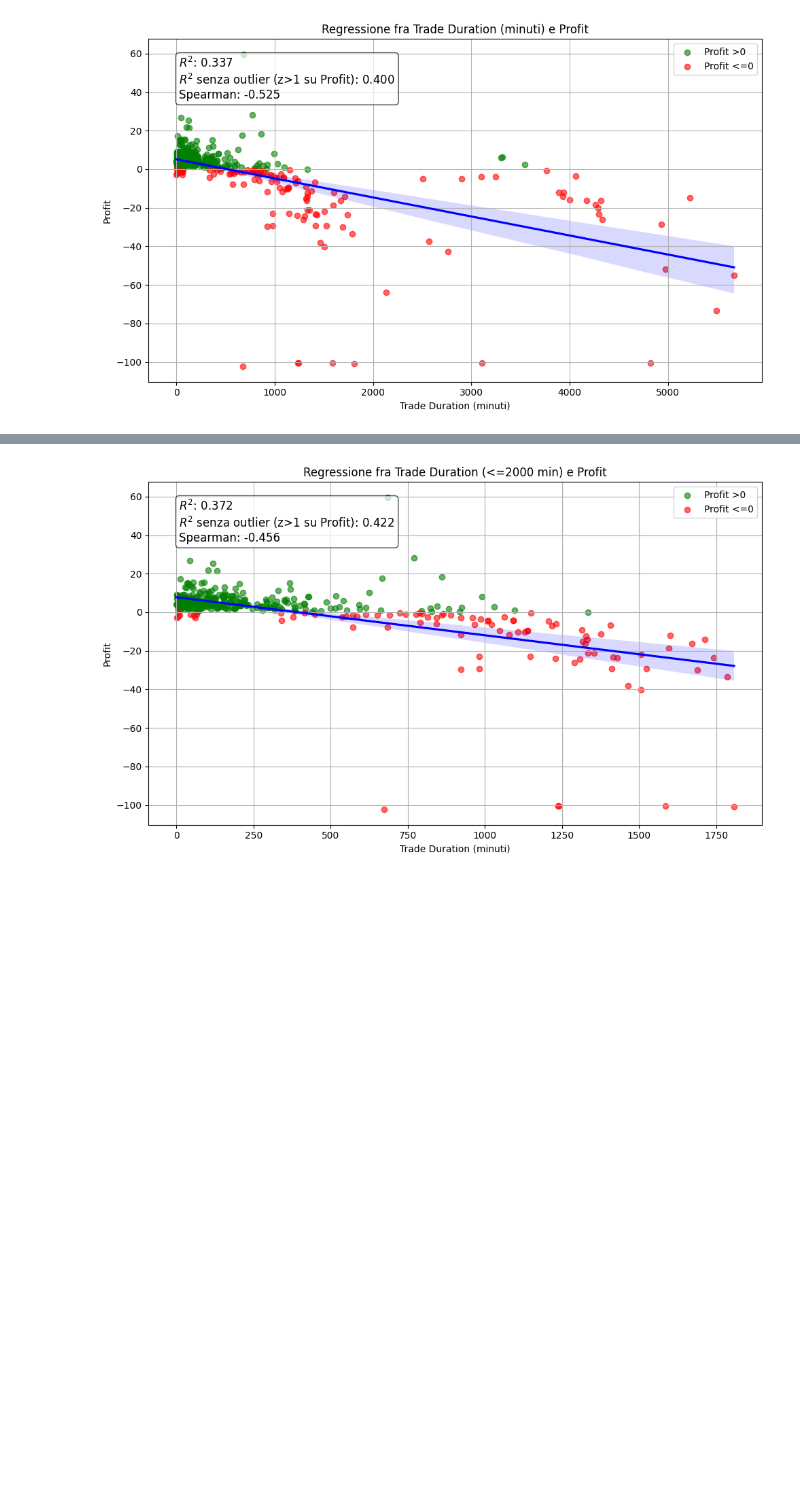
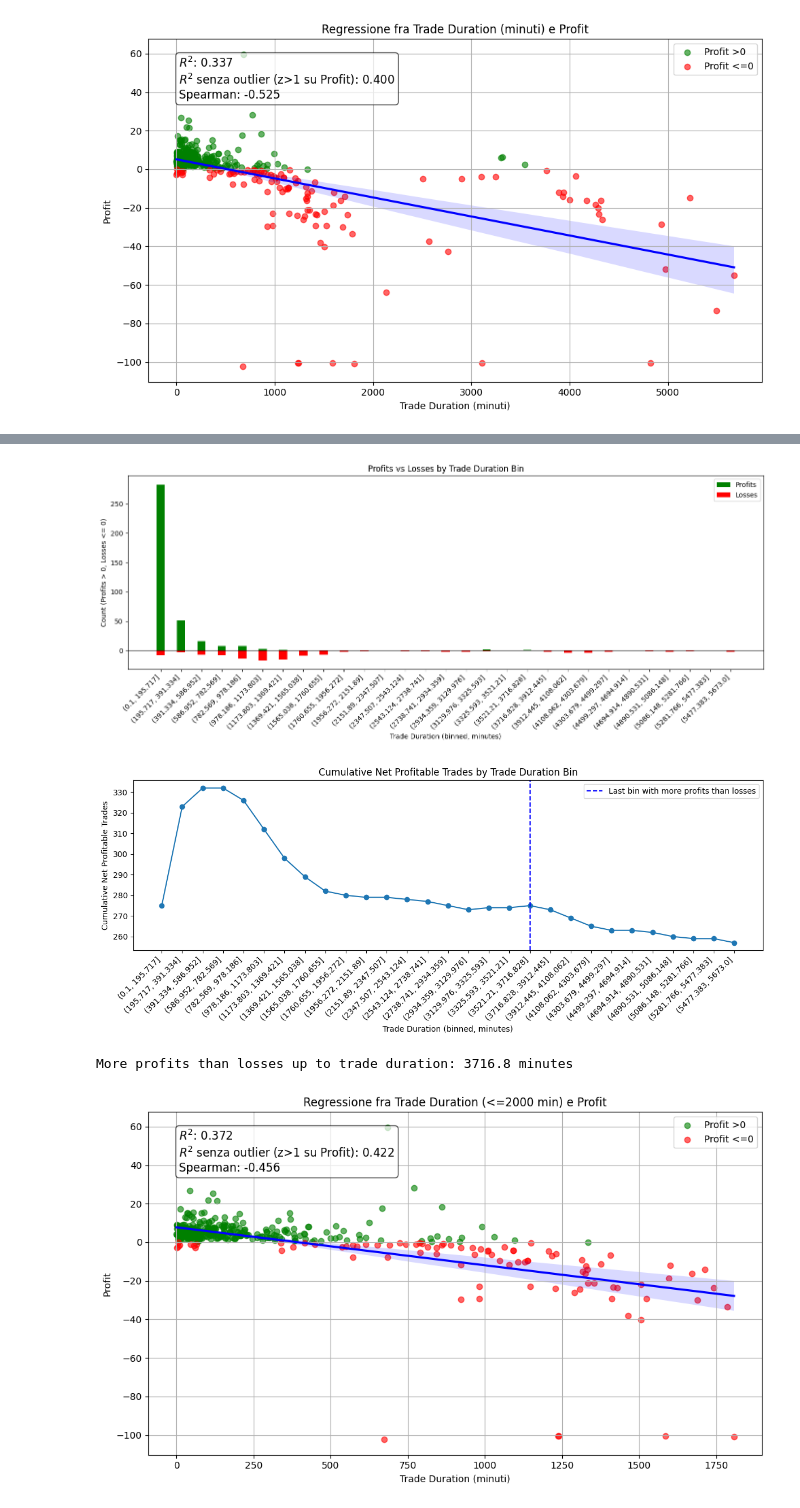
Before and after one commit to edoardoCame/bollingerBands, a Jupyter notebook: notebooks/mt5_analysis.ipynb, the cells around one changed output, grey strips where cells are left out. Cells and saved outputs as stored; diff of their text form; code cells hidden in the pictures; blank space fills up the shorter version.

```diff
--- a/notebooks/mt5_analysis.ipynb
+++ b/notebooks/mt5_analysis.ipynb
@@ -141,3 +202,57 @@ plt.show()
+# %%
+import numpy as np
+
+# Bin trade durations
+bins = np.linspace(plot_df['Trade_Duration'].min(), plot_df['Trade_Duration'].max(), 30)
+plot_df['duration_bin'] = pd.cut(plot_df['Trade_Duration'], bins)
+
+# Count profits and losses per bin
+profit_counts = plot_df.groupby('duration_bin')['Profit'].apply(lambda x: (x > 0).sum())
+loss_counts = plot_df.groupby('duration_bin')['Profit'].apply(lambda x: (x <= 0).sum())
+
+# Calculate difference
+diff_counts = profit_counts - loss_counts
+
+# Find the last bin where profits > losses
+last_profitable_bin = diff_counts[diff_counts > 0].index[-1] if (diff_counts > 0).any() else None
+
+# Bar plot: Profits vs Losses by trade duration bin
+plt.figure(figsize=(14, 6))
+width = 0.4
+plt.bar(profit_counts.index.astype(str), profit_counts.values, width=width, label='Profits', color='green', align='center')
+plt.bar(loss_counts.index.astype(str), -loss_counts.values, width=width, label='Losses', color='red', align='center')
+plt.axhline(0, color='black', linewidth=0.8)
+plt.xticks(rotation=45, ha='right')
+plt.xlabel('Trade Duration (binned, minutes)')
+plt.ylabel('Count (Profits > 0, Losses <= 0)')
+plt.title('Profits vs Losses by Trade Duration Bin')
+plt.legend()
+plt.tight_layout()
+plt.show()
+
+# Cumulative sum: net number of profitable trades as duration increases
+cum_net = (profit_counts - loss_counts).cumsum()
+plt.figure(figsize=(12, 5))
+plt.plot(cum_net.index.astype(str), cum_net.values, marker='o')
+plt.xticks(rotation=45, ha='right')
+plt.xlabel('Trade Duration (binned, minutes)')
+plt.ylabel('Cumulative Net Profitable Trades')
+plt.title('Cumulative Net Profitable Trades by Trade Duration Bin')
+if last_profitable_bin is not None:
+    plt.axvline(str(last_profitable_bin), color='blue', linestyle='--', label=f'Last bin with more profits than losses')
+    plt.legend()
+plt.tight_layout()
+plt.show()
+
+# Print the upper bound of the last profitable bin
+if last_profitable_bin is not None:
+    print(f"More profits than losses up to trade duration: {last_profitable_bin.right:.1f} minutes")
+else:
+    print('No duration bin with more profits than losses.')
+# %% [output]
+[figure, added]
+[figure, added]
+More profits than losses up to trade duration: 3716.8 minutes
 # %%
 import matplotlib.pyplot as plt
 import seaborn as sns
```
Also changed, not shown: parts of 2 cells of this notebook.
